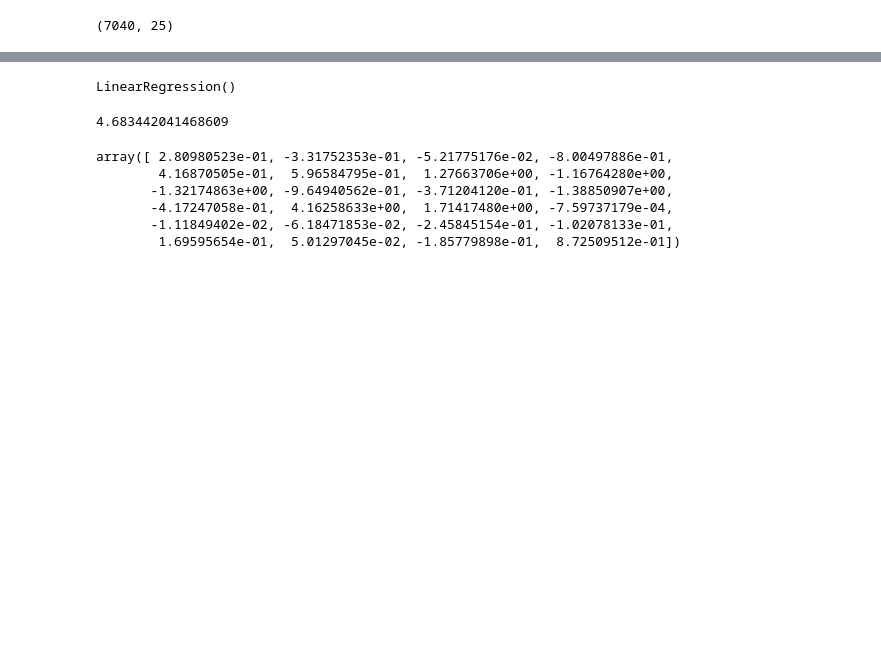
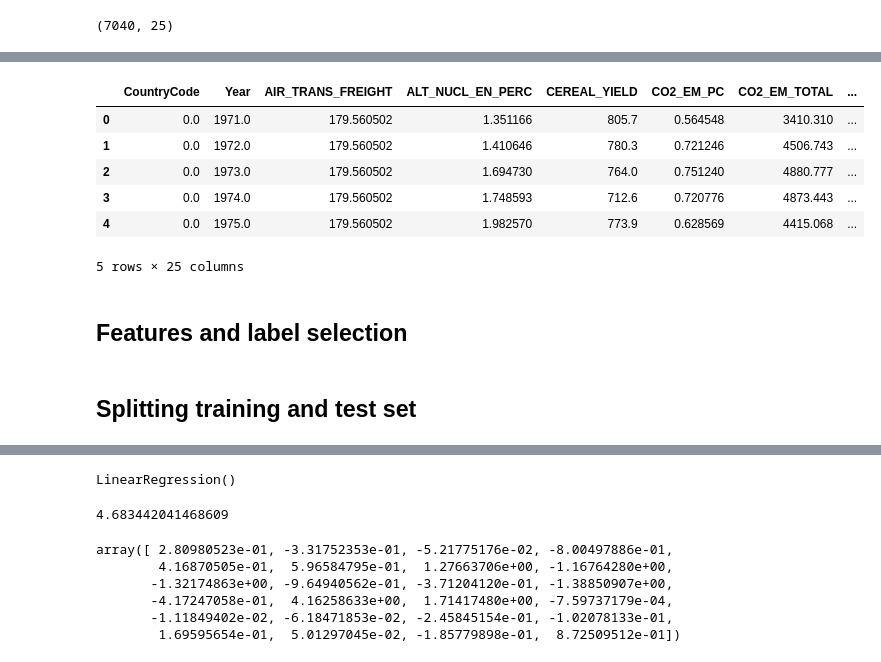
Before and after one commit to iTorongo/CS4020-ML-CO2-Emission-Prediction, a Jupyter notebook: notebook/2-model-comparison.ipynb, the cells around one changed output, grey strips where cells are left out. Saved outputs shown, nothing was run; the diff lists cells and outputs as text; code cells hidden in the pictures; blank space fills up the shorter version.

```diff
--- a/model-comparison.ipynb
+++ b/notebook/2-model-comparison.ipynb
@@ -55 +45,14 @@ data.shape
+# %%
+# Check summary of dataframe
+data.head()
+# %% [output]
+|  | CountryCode | Year | AIR_TRANS_FREIGHT | ALT_NUCL_EN_PERC | CEREAL_YIELD | CO2_EM_PC | CO2_EM_TOTAL | ... |
+| 0 | 0.0 | 1971.0 | 179.560502 | 1.351166 | 805.7 | 0.564548 | 3410.310 | ... |
+| 1 | 0.0 | 1972.0 | 179.560502 | 1.410646 | 780.3 | 0.721246 | 4506.743 | ... |
+| 2 | 0.0 | 1973.0 | 179.560502 | 1.694730 | 764.0 | 0.751240 | 4880.777 | ... |
+| 3 | 0.0 | 1974.0 | 179.560502 | 1.748593 | 712.6 | 0.720776 | 4873.443 | ... |
+| 4 | 0.0 | 1975.0 | 179.560502 | 1.982570 | 773.9 | 0.628569 | 4415.068 | ... |
+5 rows × 25 columns
+# %% [markdown]
+## Features and label selection
 # %%
@@ -57,2 +62,4 @@ X = data.drop('CO2_EM_PC', axis=1)
 y = data['CO2_EM_PC']
+# %% [markdown]
+## Splitting training and test set
 # %%
```
Also changed, not shown: parts of 60 cells of this notebook, 4 other files.
